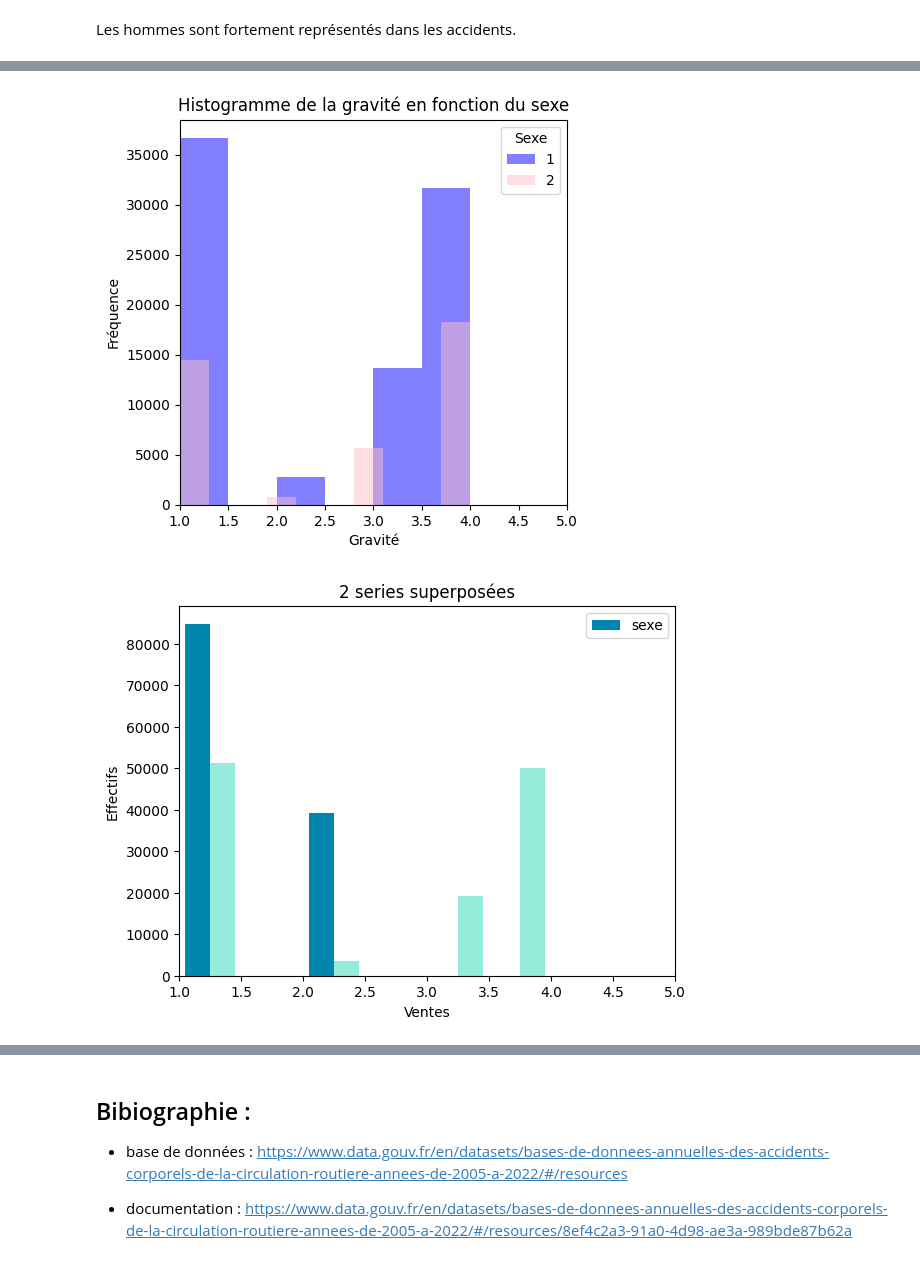
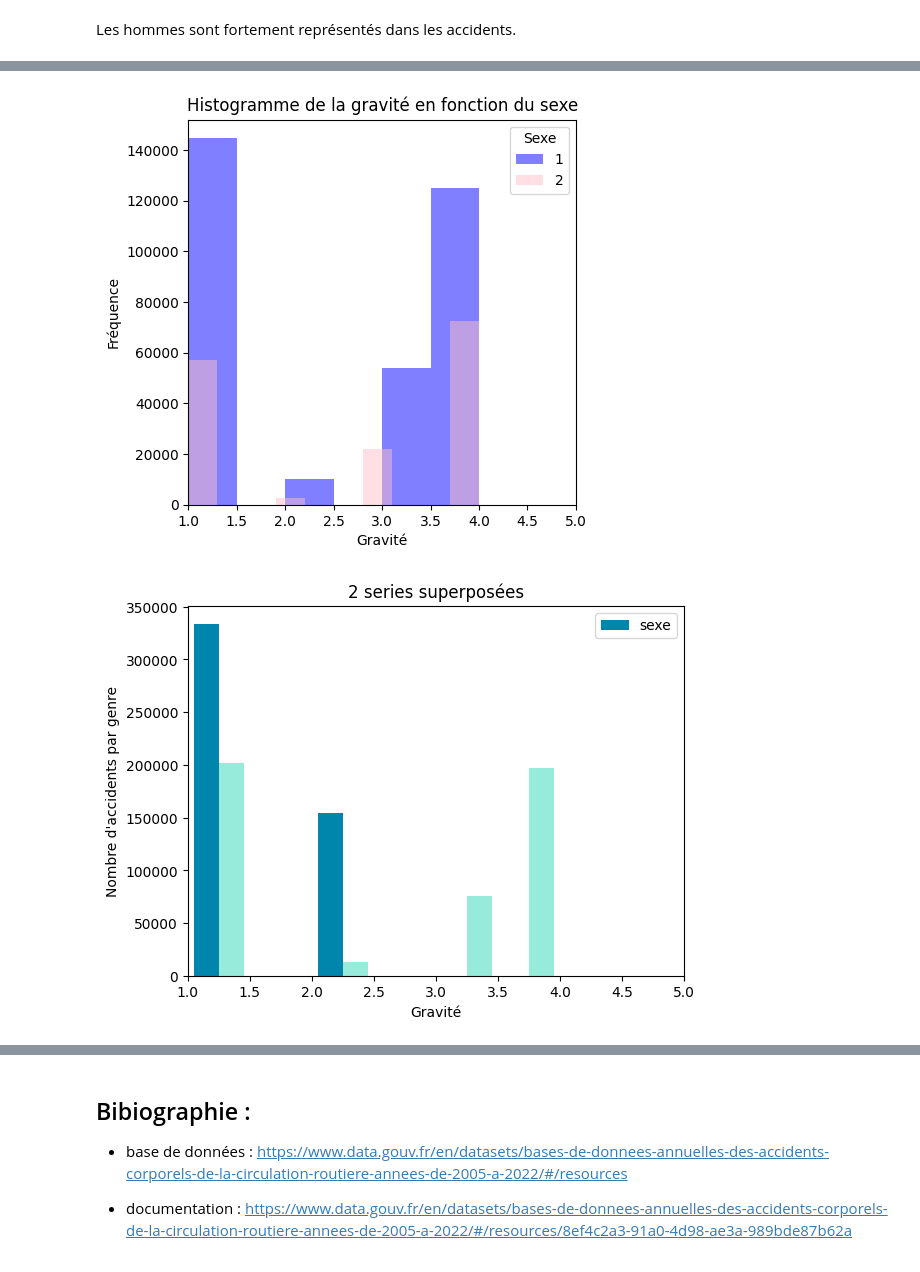
Before and after one commit to Nujadn/accident_route, a Jupyter notebook: analyse_exploratoire.ipynb, the cells around one changed output, grey strips where cells are left out. Saved outputs shown, nothing was run; the diff lists cells and outputs as text; code cells hidden in the pictures.

```diff
--- a/analyse_exploratoire.ipynb
+++ b/analyse_exploratoire.ipynb
@@ -212,10 +231,10 @@ Le type de collision étant définit comme suivant :
 
 On observe que le type de collision le plus fréquent est un accident impliquant 2 véhicules ont une collision par le coté. La catégorie 'autre collision' étant trop vague, on ne pourra pas l'expliquer.
 # %%
-df_sexe_ano = df_usa22.loc[df_usa22['sexe'] == -1]
+df_sexe_ano = df.loc[df['sexe'] == -1]
 df_sexe_ano[df_sexe_ano['an_nais'].isna()]
 
-df_usa22_ano_an_nais = df_usa22.loc[df_usa22['sexe'] == -1]
-df_usa22_ano_an_nais[df_usa22_ano_an_nais['an_nais'].isna()]
+df_ano_an_nais = df.loc[df['sexe'] == -1]
+df_ano_an_nais[df_ano_an_nais['an_nais'].isna()]
 
-df_sexe_filtered = df_usa22.loc[df_usa22['sexe'] != -1]
+df_sexe_filtered = df.loc[df['sexe'] != -1]
@@ -286,15 +319,15 @@ plt.ylabel('Fréquence')
 plt.title('Histogramme de la gravité en fonction du sexe')
 plt.show()
 # %% [output]
-[figure, old version]
+[figure, new version]
 # %%
 plt.hist([df_sexe_filtered.sexe, df_sexe_filtered.grav],
          color = ['#0086ad', '#97ebdb'], rwidth = 0.8,
          label = ['sexe'])
 plt.title('2 series superposées')
-plt.xlabel("Ventes")
+plt.xlabel("Gravité")
 plt.xlim(1,5)
-plt.ylabel('Effectifs')
+plt.ylabel("Nombre d'accidents par genre")
 plt.legend();
 # %% [output]
-[figure, old version]
+[figure, new version]
```
Also changed, not shown: parts of 24 cells of this notebook.
